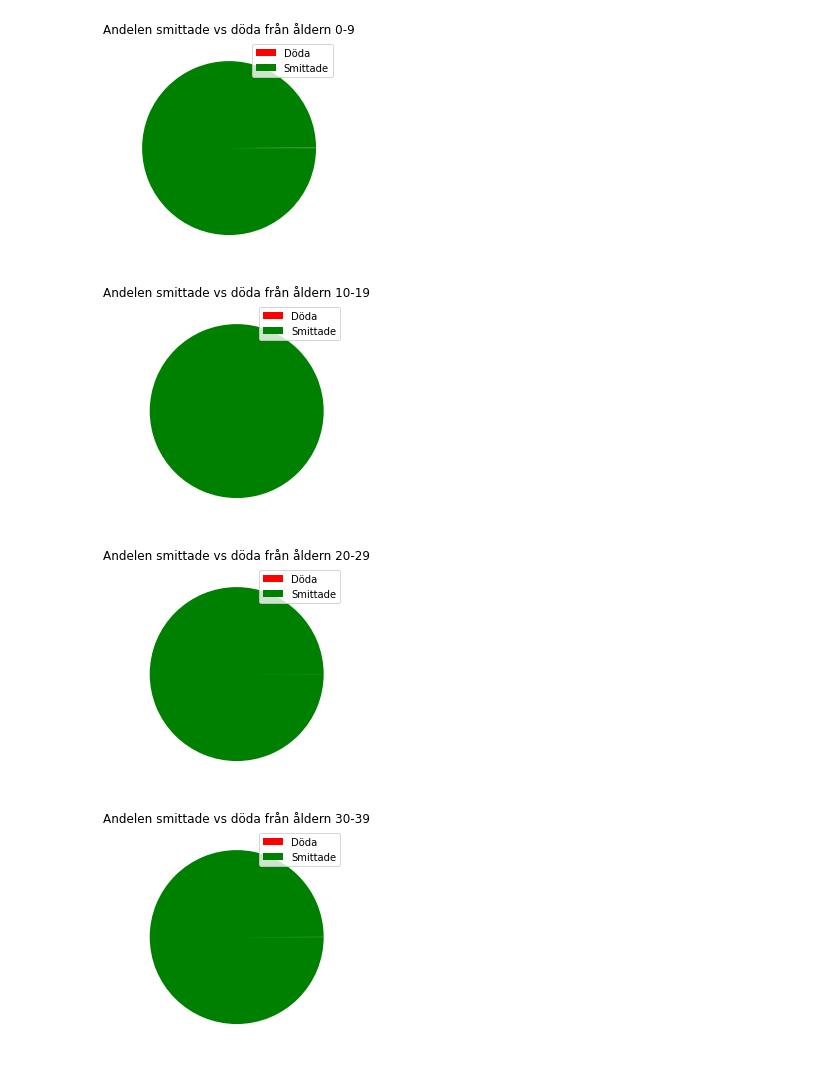
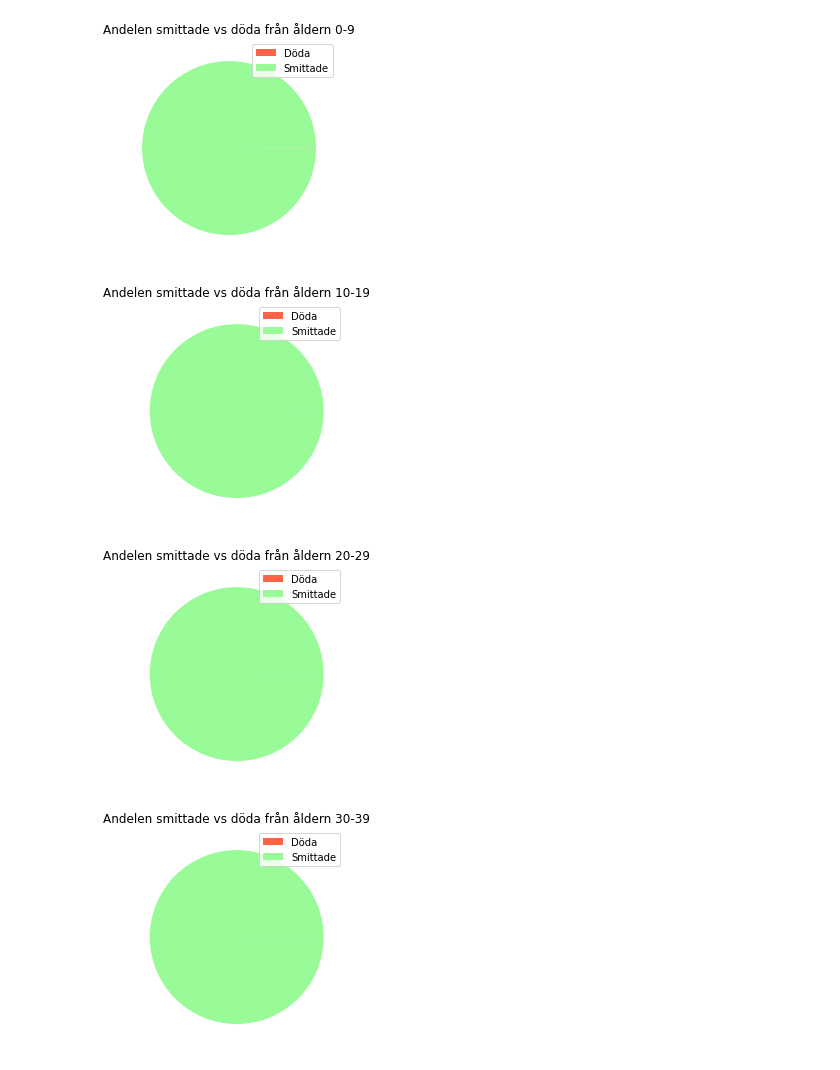
Before and after one commit to SannaIsak/sanna_isaksson_TE19C, a Jupyter notebook: Slutprojekt/dataanalys.ipynb, the cells around one changed output. Saved outputs shown, nothing was run; the diff lists cells and outputs as text; code cells hidden in the pictures.

```diff
--- a/Slutprojekt/dataanalys.ipynb
+++ b/Slutprojekt/dataanalys.ipynb
@@ -1,27 +1,27 @@
 # %%
 import pandas as pd
 import matplotlib.pyplot as plt
 
 df = pd.read_csv("National_Total_Deaths_by_Age_Group.csv")
 
 percentage = dict(
 
 )
 
 for index,col in df.iterrows():
     deaths = col["Total_Deaths"] / col["Total_Cases"]
     non_deaths = 1 - deaths
     percentage[col["Age_Group"]] = deaths, non_deaths
 
 labels = ["Döda", "Smittade"]
 
 for key, value in percentage.items():
-    plt.pie(value, colors=["red","green"])
+    plt.pie(value, colors=["tomato","palegreen"])
     plt.legend(labels)
     plt.title(f"Andelen smittade vs döda från åldern {key}")
     plt.show()
 # %% [output]
-[figure, old version]
+[figure, new version]
-[figure, old version]
+[figure, new version]
-[figure, old version]
+[figure, new version]
-[figure, old version]
+[figure, new version]
```
Also changed, not shown: parts of 4 cells of this notebook, 1 other file.
